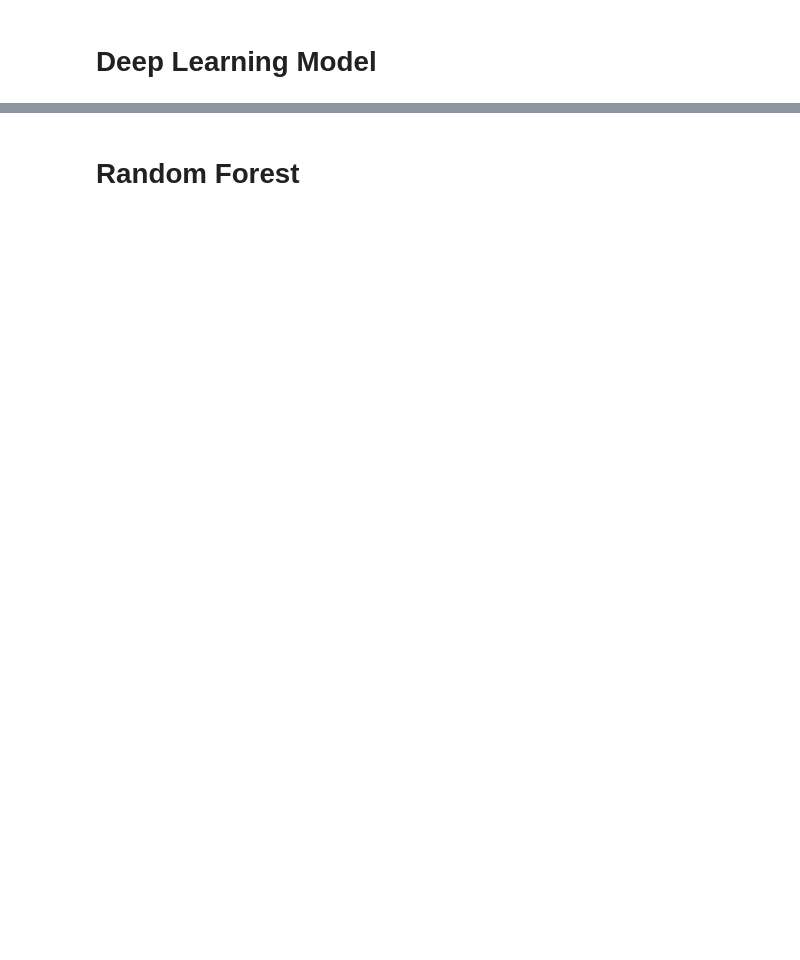
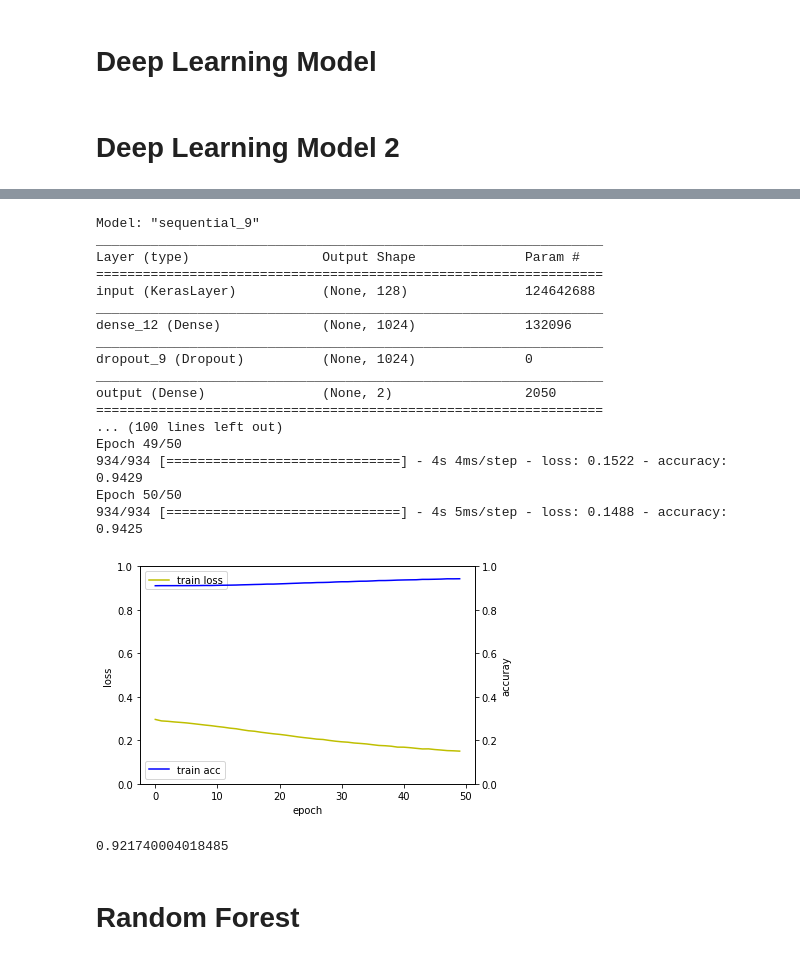
Before and after one commit to harsh-ux/Sentiment-Analysis-of-Drug-Reviews, a Jupyter notebook: Pill_Recommendation.ipynb, the cells around one changed output, grey strips where cells are left out. Drawn from its saved outputs; the diff is of its cells as text; code cells hidden in the pictures; blank space fills up the shorter version.

```diff
--- a/Pill_Recommendation.ipynb
+++ b/Pill_Recommendation.ipynb
@@ -269,7 +273,7 @@ Making a bag of words using CountVectorise
 from sklearn.feature_extraction.text import CountVectorizer
 from sklearn.pipeline import Pipeline
 
-cv = CountVectorizer(max_features = 10000, ngram_range = (4, 4))
+cv = CountVectorizer(max_features = 5000, lowercase=True, binary=True)
 # cv = CountVectorizer()
 pipeline = Pipeline([('vect',cv)])
 
@@ -289,3 +293,9 @@ df_test_features : (39833, 10000)
+# %%
+df_train_features = df_train_features.toarray()
 # %%
 y_train = df_train['Review_Sentiment']
 y_test = df_test['Review_Sentiment']
+# %%
+from keras.utils import to_categorical
+y_train = to_categorical(y_train)
+y_test = to_categorical(y_test)
@@ -424,0 +436,49 @@ plt.show()
+# %% [markdown]
+# Deep Learning Model 2
+# %%
+from keras.models import Sequential
+from keras.layers import Dense, LSTM, Embedding, Dropout
+from sklearn.feature_extraction.text import CountVectorizer, TfidfVectorizer
+from nltk.corpus import stopwords
+from keras.utils import to_categorical
+from gensim.models import Word2Vec
+from nltk.cluster import KMeansClusterer
+import nltk
+import tensorflow_hub as hub
+import tensorflow as tf
+from numpy.random import seed
+hub_layer = hub.KerasLayer("https://tfhub.dev/google/tf2-preview/nnlm-en-dim128/1", output_shape=[50],
+                           input_shape=[], dtype=tf.string, name='input', trainable=False)
+np.random.seed(1)
+model = Sequential()
+model.add(hub_layer)
+model.add(Dense(units=1024, activation='relu', input_dim=df_train_features.shape[1]))
+model.add(Dropout(0.5))
+model.add(Dense(units=2, activation='softmax', name='output'))
+
+model.compile(loss='categorical_crossentropy', optimizer='adam', metrics=['accuracy'])
+model.summary()
+hist = model.fit(df_train['review_clean'], y_train, epochs=50, batch_size=128)
+
+%matplotlib inline
+import matplotlib.pyplot as plt
+
+fig, loss_ax = plt.subplots()
+
+acc_ax = loss_ax.twinx()
+
+loss_ax.set_ylim([0.0, 1.0])
+acc_ax.set_ylim([0.0, 1.0])
+
+loss_ax.plot(hist.history['loss'], 'y', label='train loss')
+acc_ax.plot(hist.history['accuracy'], 'b', label='train acc')
+
+loss_ax.set_xlabel('epoch')
+loss_ax.set_ylabel('loss')
+acc_ax.set_ylabel('accuray')
+
+loss_ax.legend(loc='upper left')
+acc_ax.legend(loc='lower left')
+
+plt.show()
+# %% [output]
@@ -424,0 +489,18 @@ plt.show()
+Model: "sequential_9"
+_________________________________________________________________
+Layer (type)                 Output Shape              Param #
+=================================================================
+input (KerasLayer)           (None, 128)               124642688
+_________________________________________________________________
+dense_12 (Dense)             (None, 1024)              132096
+_________________________________________________________________
+dropout_9 (Dropout)          (None, 1024)              0
+_________________________________________________________________
+output (Dense)               (None, 2)                 2050
+=================================================================
+... (100 lines left out)
+Epoch 49/50
+934/934 [==============================] - 4s 4ms/step - loss: 0.1522 - accuracy: 0.9429
+Epoch 50/50
+934/934 [==============================] - 4s 5ms/step - loss: 0.1488 - accuracy: 0.9425
+[figure, added]
@@ -425,3 +511,7 @@ plt.show()
+# %%
+print(accuracy_score(y_test,y_pred))
+# %% [output]
+0.921740004018485
 # %% [markdown]
 # Random Forest
 # %%
```
Also changed, not shown: parts of 20 cells of this notebook.
